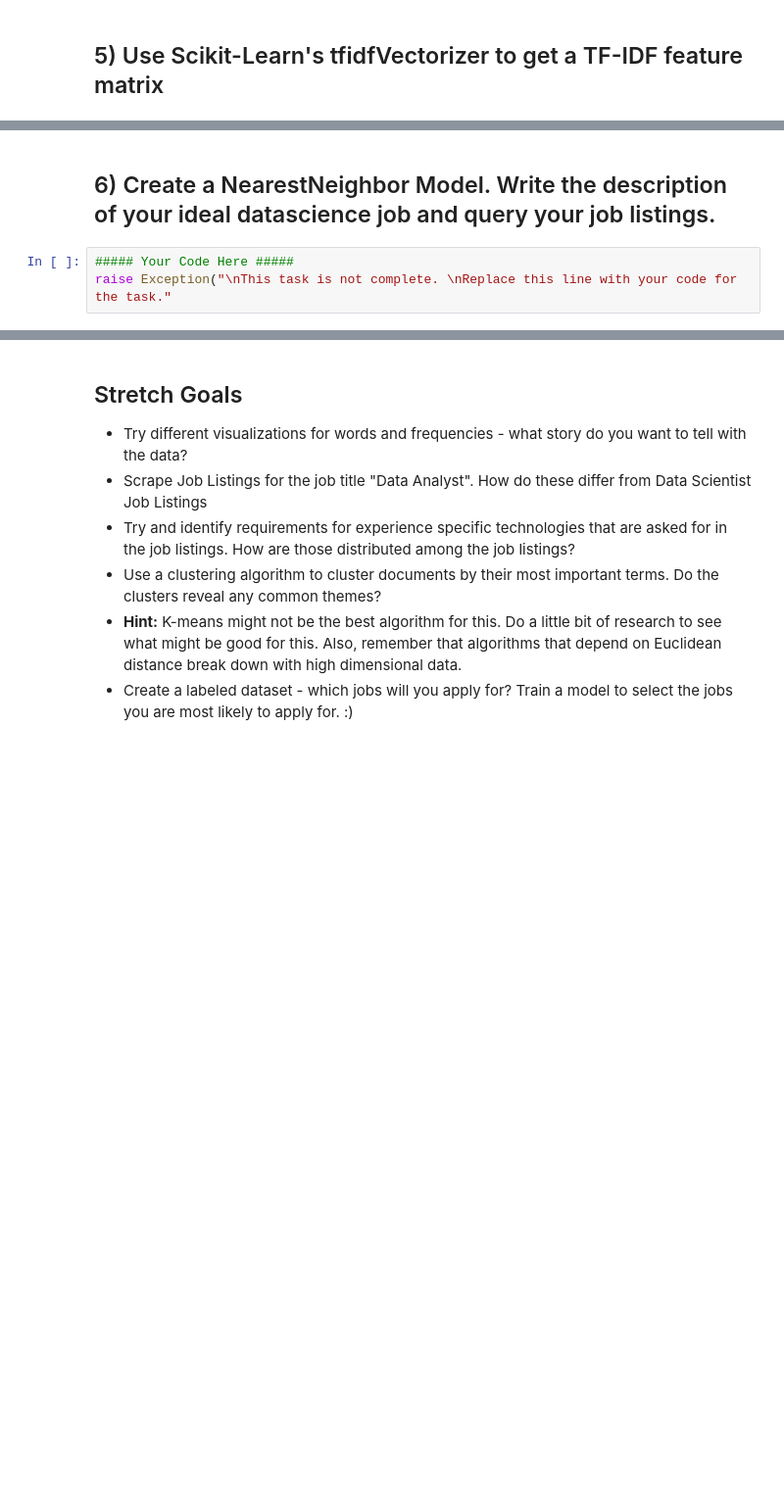
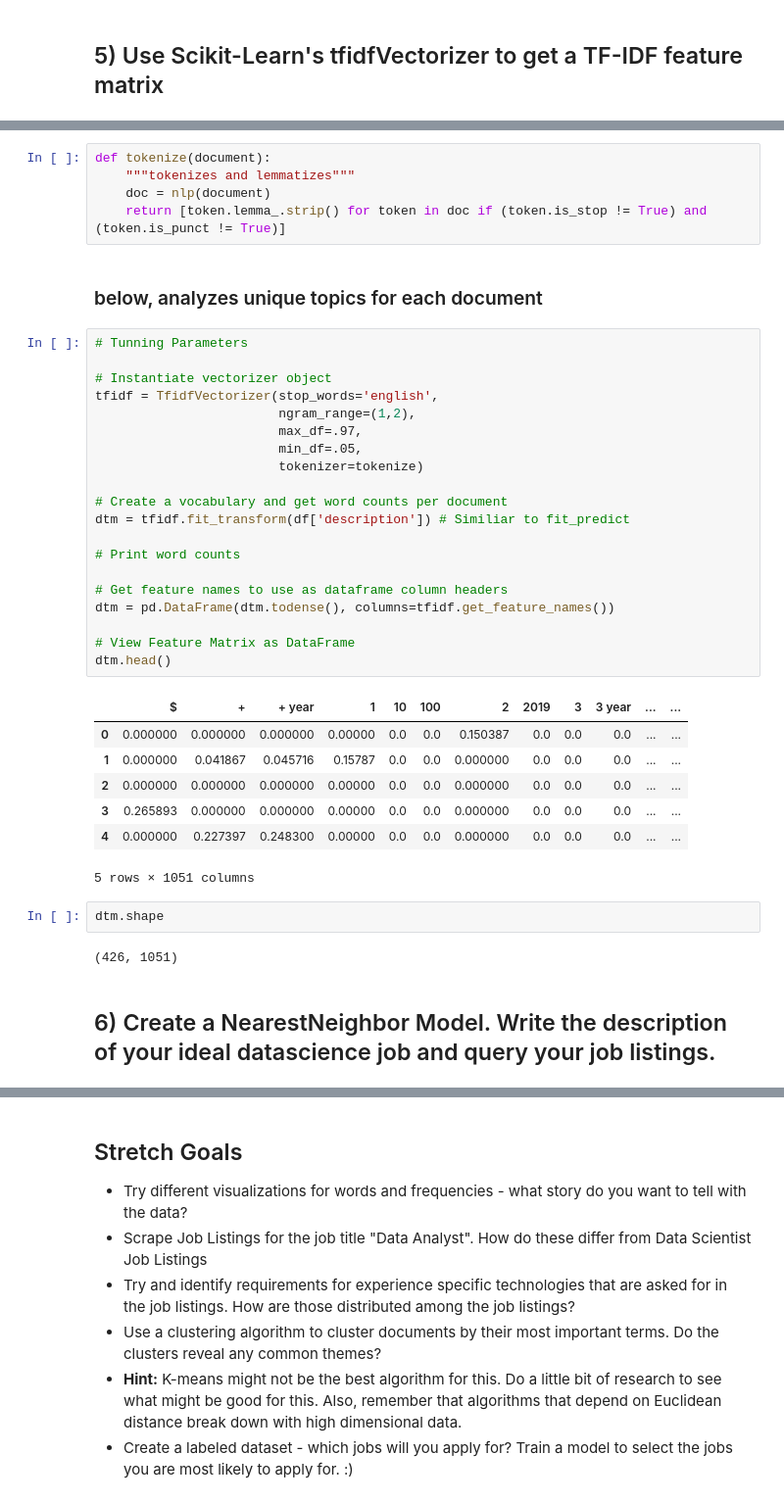
Before and after one commit to ssbyrne89/DS-Unit-4-Sprint-1-NLP, a Jupyter notebook: module2-vector-representations/LS_DS_412_Vector_Representations_Assignment.ipynb, the cells around one changed output, grey strips where cells are left out. Shown: that part at 98% size. Cells and saved outputs as stored; diff of their text form; blank space fills up the shorter version.

```diff
--- a/module2-vector-representations/LS_DS_412_Vector_Representations_Assignment.ipynb
+++ b/module2-vector-representations/LS_DS_412_Vector_Representations_Assignment.ipynb
@@ -63,5 +202,41 @@ raise Exception("\nThis task is not complete. \nReplace this line with your code
+# %%
+def tokenize(document):
+    """tokenizes and lemmatizes"""
+    doc = nlp(document)
+    return [token.lemma_.strip() for token in doc if (token.is_stop != True) and (token.is_punct != True)]
+# %% [markdown]
+### below, analyzes unique topics for each document
+# %%
+# Tunning Parameters
+
+# Instantiate vectorizer object
+tfidf = TfidfVectorizer(stop_words='english',
+                        ngram_range=(1,2),
+                        max_df=.97,
+                        min_df=.05,
+                        tokenizer=tokenize)
+
+# Create a vocabulary and get word counts per document
+dtm = tfidf.fit_transform(df['description']) # Similiar to fit_predict
+
+# Print word counts
+
+# Get feature names to use as dataframe column headers
+dtm = pd.DataFrame(dtm.todense(), columns=tfidf.get_feature_names())
+
+# View Feature Matrix as DataFrame
+dtm.head()
+# %% [output]
+|  | $ | + | + year | 1 | 10 | 100 | 2 | 2019 | 3 | 3 year | ... | ... |
+| 0 | 0.000000 | 0.000000 | 0.000000 | 0.00000 | 0.0 | 0.0 | 0.150387 | 0.0 | 0.0 | 0.0 | ... | ... |
+| 1 | 0.000000 | 0.041867 | 0.045716 | 0.15787 | 0.0 | 0.0 | 0.000000 | 0.0 | 0.0 | 0.0 | ... | ... |
+| 2 | 0.000000 | 0.000000 | 0.000000 | 0.00000 | 0.0 | 0.0 | 0.000000 | 0.0 | 0.0 | 0.0 | ... | ... |
+| 3 | 0.265893 | 0.000000 | 0.000000 | 0.00000 | 0.0 | 0.0 | 0.000000 | 0.0 | 0.0 | 0.0 | ... | ... |
+| 4 | 0.000000 | 0.227397 | 0.248300 | 0.00000 | 0.0 | 0.0 | 0.000000 | 0.0 | 0.0 | 0.0 | ... | ... |
+5 rows × 1051 columns
+# %%
+dtm.shape
+# %% [output]
+(426, 1051)
 # %% [markdown]
 ## 6) Create a NearestNeighbor Model. Write the description of your ideal datascience job and query your job listings.
-# %%
-##### Your Code Here #####
-raise Exception("\nThis task is not complete. \nReplace this line with your code for the task."
```
Also changed, not shown: parts of 43 cells of this notebook, 1 other file.
